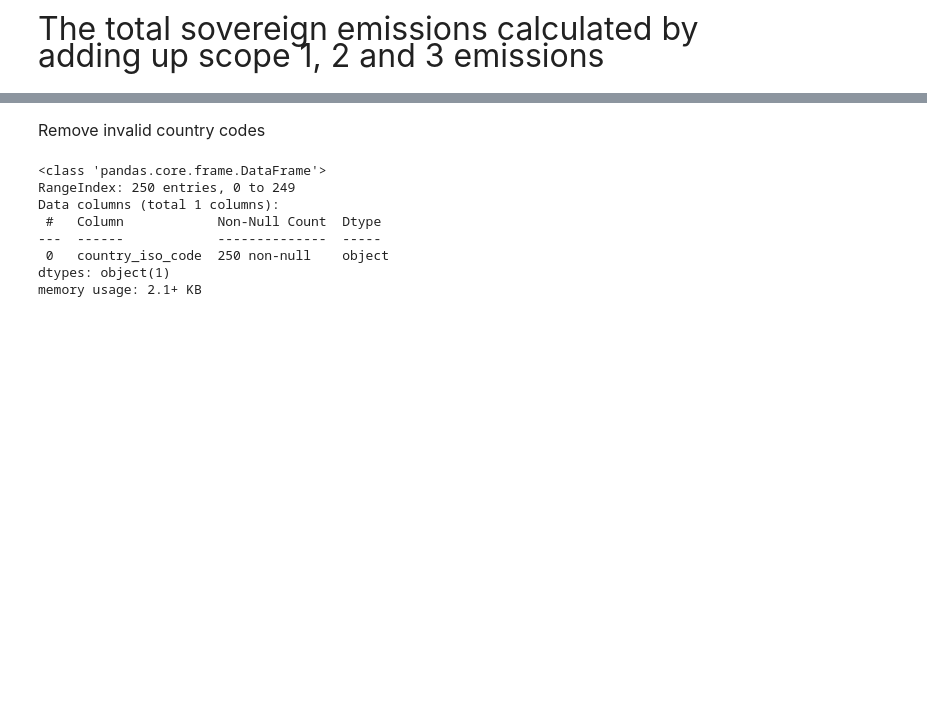
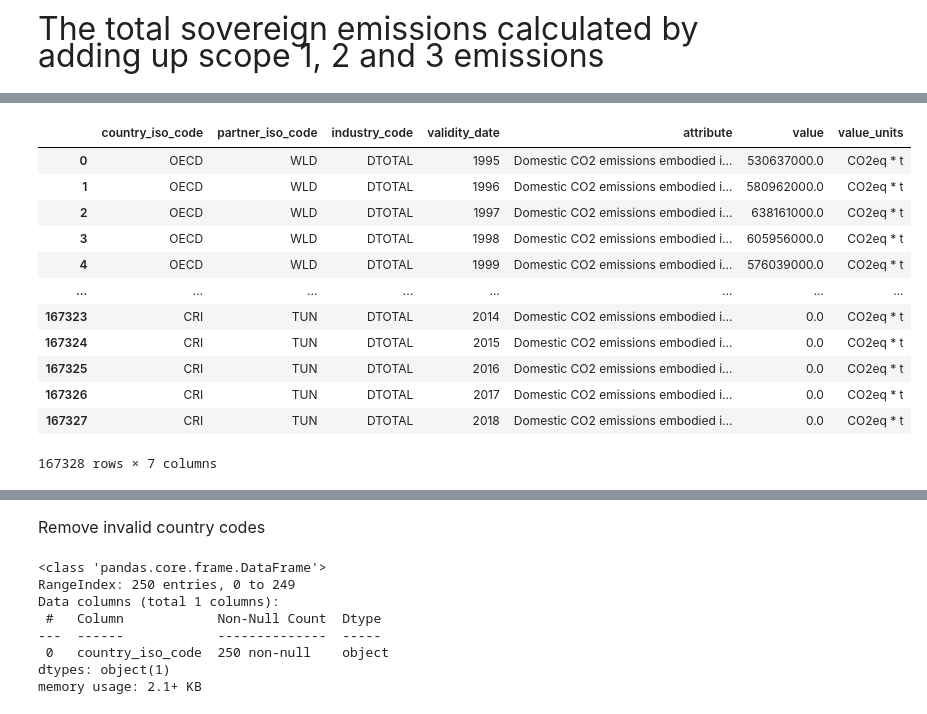
Before and after one commit to os-climate/PCAF-sovereign-footprint, a Jupyter notebook: notebooks/calc_total_sovereign_emissions.ipynb, the cells around one changed output, grey strips where cells are left out. Cells and saved outputs as stored; diff of their text form; code cells hidden in the pictures; blank space fills up the shorter version.

```diff
--- a/notebooks/calc_total_sovereign_emissions.ipynb
+++ b/notebooks/calc_total_sovereign_emissions.ipynb
@@ -159,0 +148,23 @@ df_exch_eur
+# %%
+sql=f"""
+select country_iso_code,partner_iso_code,industry_code,validity_date,attribute,value,value_units from {ingest_catalog}.{ingest_schema}.{src_table_3} where industry_code='DTOTAL'"""
+df_exgr = pd.read_sql(sql, engine)
+df_exgr = requantify_df(df_exgr)
+# convert to CO2 units to t
+df_exgr['value'] = df_exgr['value'].pint.to("t CO2e")
+df_exgr = dequantify_df(df_exgr)
+df_exgr
+# %% [output]
+|  | country_iso_code | partner_iso_code | industry_code | validity_date | attribute | value | value_units |
+| 0 | OECD | WLD | DTOTAL | 1995 | Domestic CO2 emissions embodied i... | 530637000.0 | CO2eq * t |
+| 1 | OECD | WLD | DTOTAL | 1996 | Domestic CO2 emissions embodied i... | 580962000.0 | CO2eq * t |
+| 2 | OECD | WLD | DTOTAL | 1997 | Domestic CO2 emissions embodied i... | 638161000.0 | CO2eq * t |
+| 3 | OECD | WLD | DTOTAL | 1998 | Domestic CO2 emissions embodied i... | 605956000.0 | CO2eq * t |
+| 4 | OECD | WLD | DTOTAL | 1999 | Domestic CO2 emissions embodied i... | 576039000.0 | CO2eq * t |
+| ... | ... | ... | ... | ... | ... | ... | ... |
+| 167323 | CRI | TUN | DTOTAL | 2014 | Domestic CO2 emissions embodied i... | 0.0 | CO2eq * t |
+| 167324 | CRI | TUN | DTOTAL | 2015 | Domestic CO2 emissions embodied i... | 0.0 | CO2eq * t |
+| 167325 | CRI | TUN | DTOTAL | 2016 | Domestic CO2 emissions embodied i... | 0.0 | CO2eq * t |
+| 167326 | CRI | TUN | DTOTAL | 2017 | Domestic CO2 emissions embodied i... | 0.0 | CO2eq * t |
+| 167327 | CRI | TUN | DTOTAL | 2018 | Domestic CO2 emissions embodied i... | 0.0 | CO2eq * t |
+167328 rows × 7 columns
```
Also changed, not shown: parts of 17 cells of this notebook, 13 other files.
